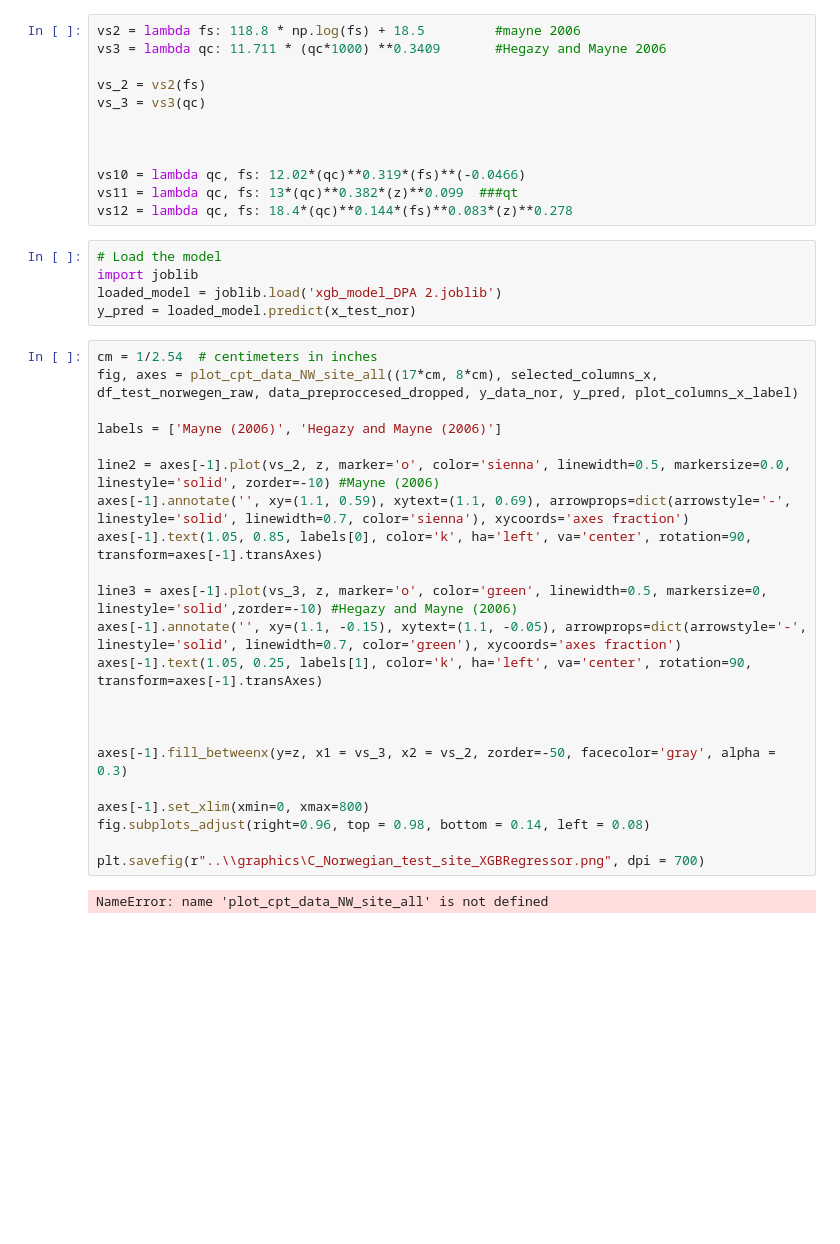
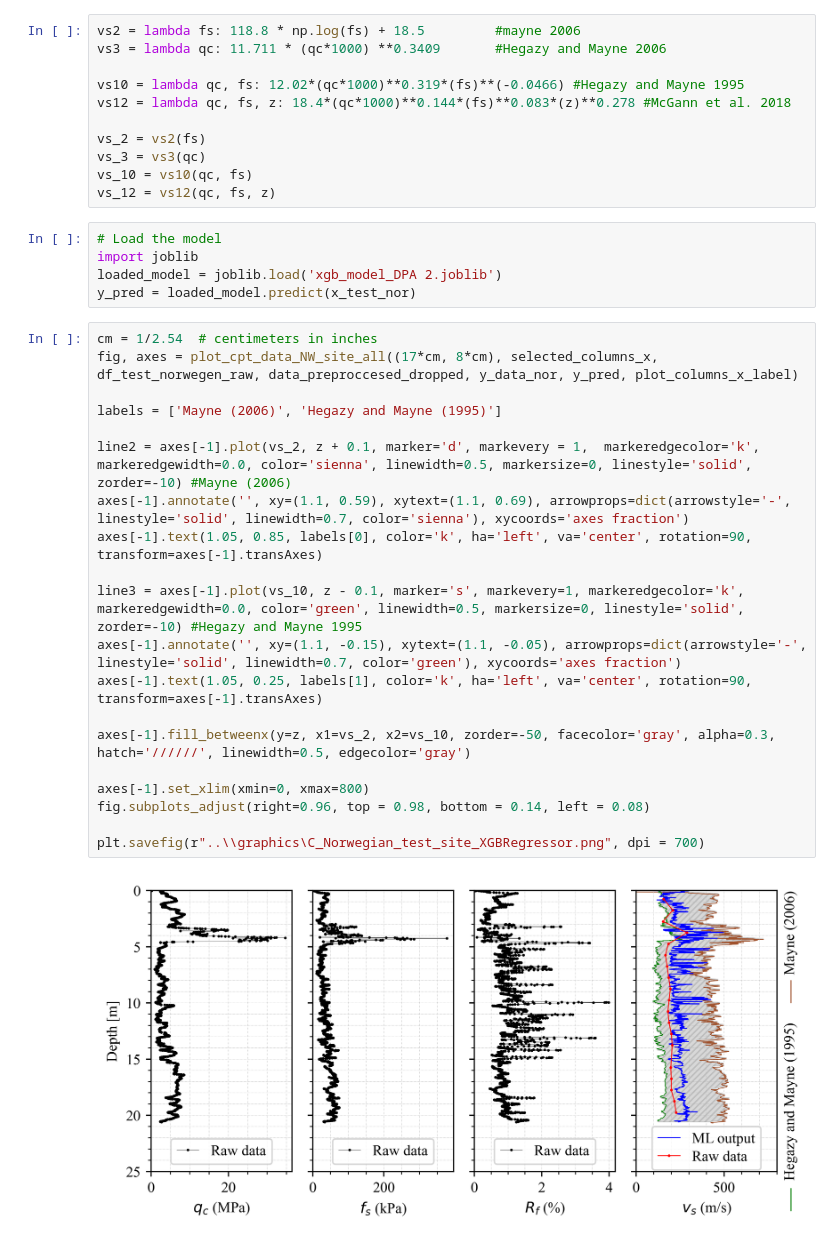
Before and after one commit to harifel/ISC7_DataDrivenSiteCharacterization, a Jupyter notebook: src/20_main_norwegian_testsite_sand.ipynb, the cells around one changed output. Drawn from its saved outputs; the diff is of its cells as text; blank space fills up the shorter version.

```diff
--- a/src/20_main_norwegian_testsite_sand.ipynb
+++ b/src/20_main_norwegian_testsite_sand.ipynb
@@ -70,14 +70,13 @@ y_data_nor = data_preproccesed_dropped['Vs (m/s)']
 vs2 = lambda fs: 118.8 * np.log(fs) + 18.5         #mayne 2006
 vs3 = lambda qc: 11.711 * (qc*1000) **0.3409       #Hegazy and Mayne 2006
 
+vs10 = lambda qc, fs: 12.02*(qc*1000)**0.319*(fs)**(-0.0466) #Hegazy and Mayne 1995
+vs12 = lambda qc, fs, z: 18.4*(qc*1000)**0.144*(fs)**0.083*(z)**0.278 #McGann et al. 2018
+
 vs_2 = vs2(fs)
 vs_3 = vs3(qc)
-
-
-
-vs10 = lambda qc, fs: 12.02*(qc)**0.319*(fs)**(-0.0466)
-vs11 = lambda qc, fs: 13*(qc)**0.382*(z)**0.099  ###qt
-vs12 = lambda qc, fs: 18.4*(qc)**0.144*(fs)**0.083*(z)**0.278
+vs_10 = vs10(qc, fs)
+vs_12 = vs12(qc, fs, z)
 # %%
 # Load the model
 import joblib
@@ -86,24 +85,22 @@ y_pred = loaded_model.predict(x_test_nor)
 # %%
 cm = 1/2.54  # centimeters in inches
 fig, axes = plot_cpt_data_NW_site_all((17*cm, 8*cm), selected_columns_x, df_test_norwegen_raw, data_preproccesed_dropped, y_data_nor, y_pred, plot_columns_x_label)
 
-labels = ['Mayne (2006)', 'Hegazy and Mayne (2006)']
+labels = ['Mayne (2006)', 'Hegazy and Mayne (1995)']
 
-line2 = axes[-1].plot(vs_2, z, marker='o', color='sienna', linewidth=0.5, markersize=0.0, linestyle='solid', zorder=-10) #Mayne (2006)
+line2 = axes[-1].plot(vs_2, z + 0.1, marker='d', markevery = 1,  markeredgecolor='k', markeredgewidth=0.0, color='sienna', linewidth=0.5, markersize=0, linestyle='solid', zorder=-10) #Mayne (2006)
 axes[-1].annotate('', xy=(1.1, 0.59), xytext=(1.1, 0.69), arrowprops=dict(arrowstyle='-', linestyle='solid', linewidth=0.7, color='sienna'), xycoords='axes fraction')
 axes[-1].text(1.05, 0.85, labels[0], color='k', ha='left', va='center', rotation=90, transform=axes[-1].transAxes)
 
-line3 = axes[-1].plot(vs_3, z, marker='o', color='green', linewidth=0.5, markersize=0, linestyle='solid',zorder=-10) #Hegazy and Mayne (2006)
+line3 = axes[-1].plot(vs_10, z - 0.1, marker='s', markevery=1, markeredgecolor='k', markeredgewidth=0.0, color='green', linewidth=0.5, markersize=0, linestyle='solid', zorder=-10) #Hegazy and Mayne 1995
 axes[-1].annotate('', xy=(1.1, -0.15), xytext=(1.1, -0.05), arrowprops=dict(arrowstyle='-', linestyle='solid', linewidth=0.7, color='green'), xycoords='axes fraction')
 axes[-1].text(1.05, 0.25, labels[1], color='k', ha='left', va='center', rotation=90, transform=axes[-1].transAxes)
 
-
-
-axes[-1].fill_betweenx(y=z, x1 = vs_3, x2 = vs_2, zorder=-50, facecolor='gray', alpha = 0.3)
+axes[-1].fill_betweenx(y=z, x1=vs_2, x2=vs_10, zorder=-50, facecolor='gray', alpha=0.3, hatch='//////', linewidth=0.5, edgecolor='gray')
 
 axes[-1].set_xlim(xmin=0, xmax=800)
 fig.subplots_adjust(right=0.96, top = 0.98, bottom = 0.14, left = 0.08)
 
 plt.savefig(r"..\\graphics\C_Norwegian_test_site_XGBRegressor.png", dpi = 700)
 # %% [output]
-NameError: name 'plot_cpt_data_NW_site_all' is not defined
+[figure, added]
```
